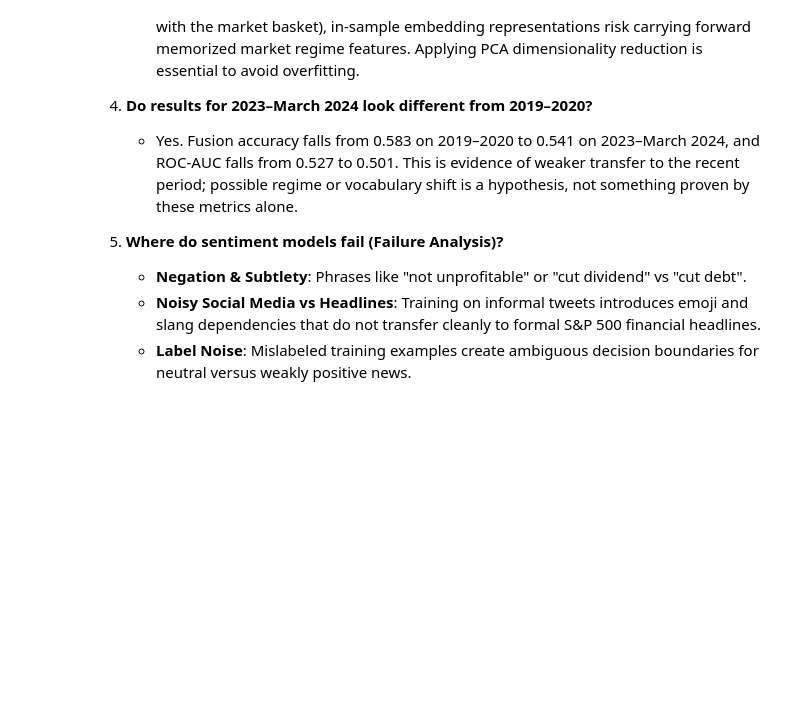
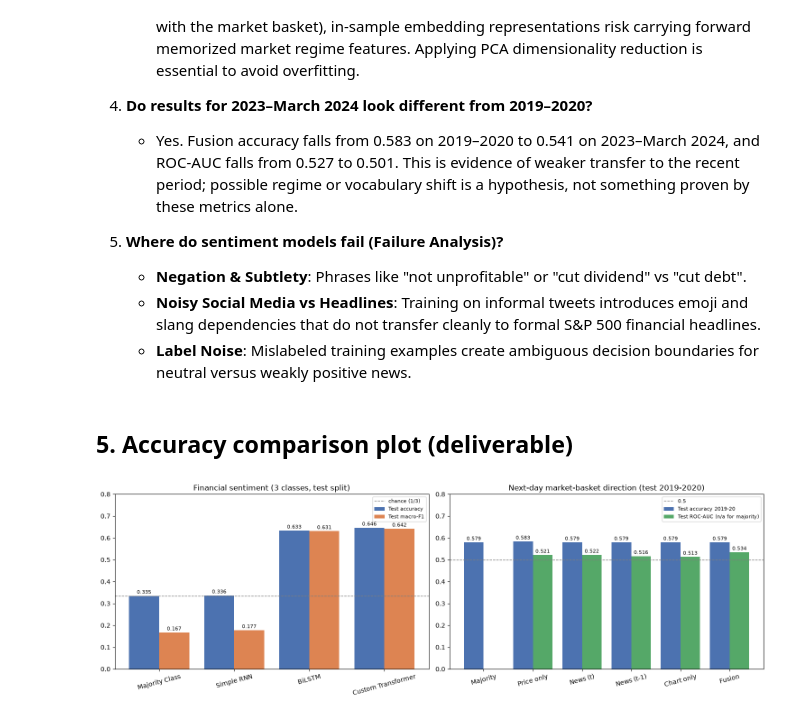
Before and after one commit to CtrlAltHamza/cs4045-candlestick-multimodal-perception, a Jupyter notebook: notebooks/part2_nlp_fusion.ipynb, the cells around one changed output. Drawn from its saved outputs; the diff is of its cells as text; code cells hidden in the pictures; blank space fills up the shorter version.

Commit message:
Part 2: add accuracy comparison plot of sentiment and market models

```diff
--- a/notebooks/part2_nlp_fusion.ipynb
+++ b/notebooks/part2_nlp_fusion.ipynb
@@ -958,3 +958,44 @@ Conclusion: headline-date alignment contributes measurable out-of-sample signal.
    - **Negation & Subtlety**: Phrases like "not unprofitable" or "cut dividend" vs "cut debt".
    - **Noisy Social Media vs Headlines**: Training on informal tweets introduces emoji and slang dependencies that do not transfer cleanly to formal S&P 500 financial headlines.
    - **Label Noise**: Mislabeled training examples create ambiguous decision boundaries for neutral versus weakly positive news.
+# %% [markdown]
+## 5. Accuracy comparison plot (deliverable)
+# %%
+# Deliverable plot: accuracy comparison of the sentiment models (Task 3) and the next-day market models (Task 4/5),
+# drawn from the result files written above.
+import pandas as pd
+import matplotlib.pyplot as plt
+
+sent = pd.read_csv("results/sentiment_results.csv")
+mkt = pd.read_csv("results/market_results.csv")
+
+fig, axes = plt.subplots(1, 2, figsize=(15, 5))
+x = range(len(sent))
+axes[0].bar([i - 0.2 for i in x], sent['Test Accuracy'], width=0.4, label='Test accuracy', color='#4c72b0')
+axes[0].bar([i + 0.2 for i in x], sent['Test Macro-F1'], width=0.4, label='Test macro-F1', color='#dd8452')
+for i, (a, f) in enumerate(zip(sent['Test Accuracy'], sent['Test Macro-F1'])):
+    axes[0].text(i - 0.2, a + 0.01, f"{a:.3f}", ha='center', fontsize=8)
+    axes[0].text(i + 0.2, f + 0.01, f"{f:.3f}", ha='center', fontsize=8)
+axes[0].set_xticks(list(x)); axes[0].set_xticklabels(sent['Model'].str.replace(' Baseline', ''), rotation=15)
+axes[0].set_ylim(0, 0.8); axes[0].set_title('Financial sentiment (3 classes, test split)')
+axes[0].axhline(1 / 3, color='grey', linestyle='--', linewidth=1, label='chance (1/3)'); axes[0].legend(fontsize=8)
+
+short = {'Majority Class Reference': 'Majority', 'Price-Only Baseline': 'Price only', 'News-Only Model (Day t)': 'News (t)',
+         'News-Only Lagged (Day t-1)': 'News (t-1)', 'Chart-Only Model (PCA 8)': 'Chart only',
+         'Multimodal Fusion (Price+News+Chart)': 'Fusion'}
+names = mkt['Model'].map(short).fillna(mkt['Model'])
+x = range(len(mkt))
+axes[1].bar([i - 0.2 for i in x], mkt['Test Acc'], width=0.4, label='Test accuracy 2019-20', color='#4c72b0')
+axes[1].bar([i + 0.2 for i in x], mkt['Test ROC-AUC'].fillna(0), width=0.4, label='Test ROC-AUC (n/a for majority)', color='#55a868')
+for i, (a, u) in enumerate(zip(mkt['Test Acc'], mkt['Test ROC-AUC'])):
+    axes[1].text(i - 0.2, a + 0.01, f"{a:.3f}", ha='center', fontsize=8)
+    if pd.notna(u):
+        axes[1].text(i + 0.2, u + 0.01, f"{u:.3f}", ha='center', fontsize=8)
+axes[1].set_xticks(list(x)); axes[1].set_xticklabels(names, rotation=15)
+axes[1].set_ylim(0, 0.8); axes[1].set_title('Next-day market-basket direction (test 2019-2020)')
+axes[1].axhline(0.5, color='grey', linestyle='--', linewidth=1, label='0.5'); axes[1].legend(fontsize=8)
+fig.tight_layout()
+fig.savefig("report/figures/accuracy_comparison.png", dpi=200)
+plt.show()
+# %% [output]
+[figure, added]
```
Also changed, not shown: 1 other file.
